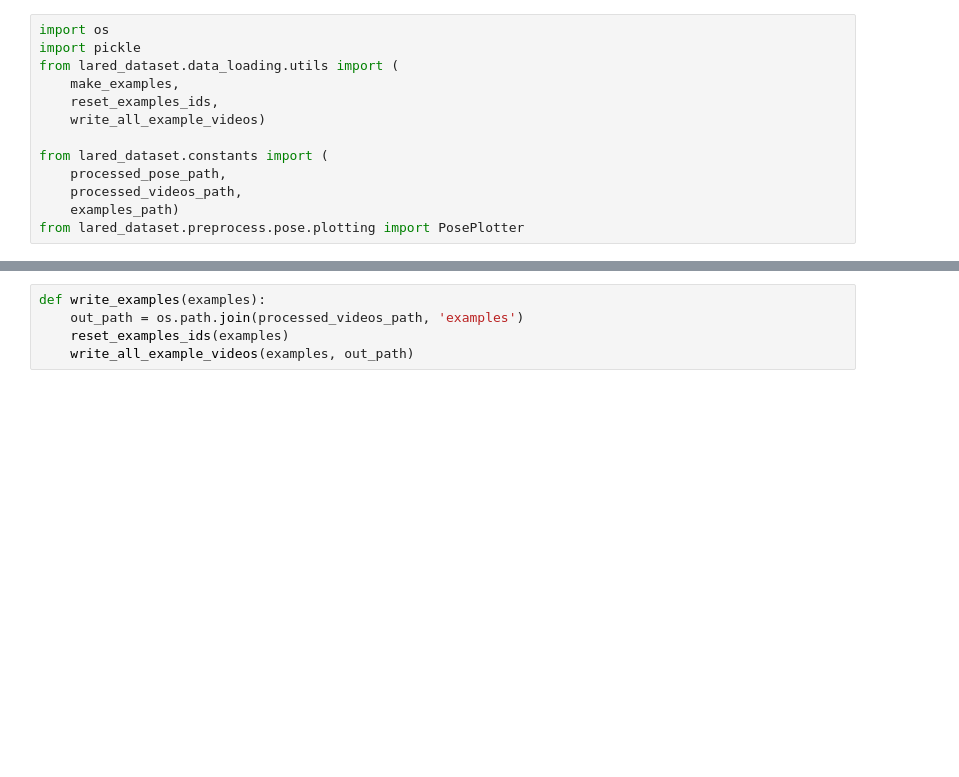
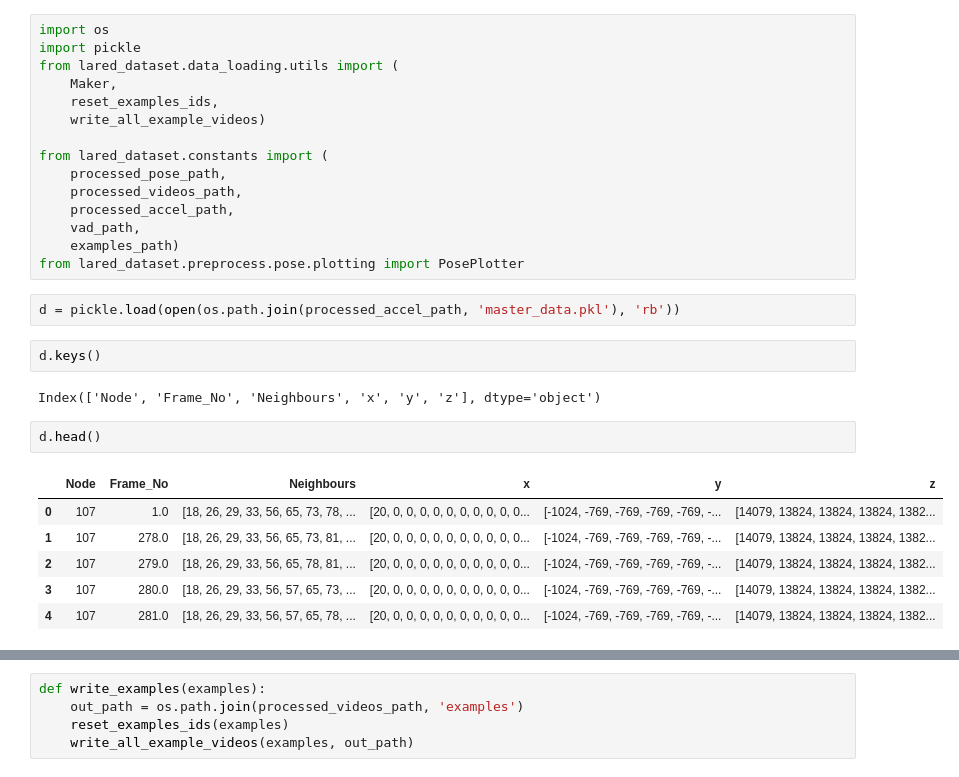
Before and after one commit to josedvq/lared_dataset, a Jupyter notebook: data_loading/make_examples.ipynb, the cells around one changed output, grey strips where cells are left out. Cells and saved outputs as stored; diff of their text form; blank space fills up the shorter version.

```diff
--- a/data_loading/make_examples.ipynb
+++ b/data_loading/make_examples.ipynb
@@ -2,12 +2,29 @@
 import os
 import pickle
 from lared_dataset.data_loading.utils import (
-    make_examples,
+    Maker,
     reset_examples_ids,
     write_all_example_videos)
 
 from lared_dataset.constants import (
     processed_pose_path,
     processed_videos_path,
+    processed_accel_path,
+    vad_path,
     examples_path)
 from lared_dataset.preprocess.pose.plotting import PosePlotter
+# %%
+d = pickle.load(open(os.path.join(processed_accel_path, 'master_data.pkl'), 'rb'))
+# %%
+d.keys()
+# %% [output]
+Index(['Node', 'Frame_No', 'Neighbours', 'x', 'y', 'z'], dtype='object')
+# %%
+d.head()
+# %% [output]
+|  | Node | Frame_No | Neighbours | x | y | z |
+| 0 | 107 | 1.0 | [18, 26, 29, 33, 56, 65, 73, 78, ... | [20, 0, 0, 0, 0, 0, 0, 0, 0, 0, 0... | [-1024, -769, -769, -769, -769, -... | [14079, 13824, 13824, 13824, 1382... |
+| 1 | 107 | 278.0 | [18, 26, 29, 33, 56, 65, 73, 81, ... | [20, 0, 0, 0, 0, 0, 0, 0, 0, 0, 0... | [-1024, -769, -769, -769, -769, -... | [14079, 13824, 13824, 13824, 1382... |
+| 2 | 107 | 279.0 | [18, 26, 29, 33, 56, 65, 78, 81, ... | [20, 0, 0, 0, 0, 0, 0, 0, 0, 0, 0... | [-1024, -769, -769, -769, -769, -... | [14079, 13824, 13824, 13824, 1382... |
+| 3 | 107 | 280.0 | [18, 26, 29, 33, 56, 57, 65, 73, ... | [20, 0, 0, 0, 0, 0, 0, 0, 0, 0, 0... | [-1024, -769, -769, -769, -769, -... | [14079, 13824, 13824, 13824, 1382... |
+| 4 | 107 | 281.0 | [18, 26, 29, 33, 56, 57, 65, 78, ... | [20, 0, 0, 0, 0, 0, 0, 0, 0, 0, 0... | [-1024, -769, -769, -769, -769, -... | [14079, 13824, 13824, 13824, 1382... |
```
Also changed, not shown: parts of 2 cells of this notebook, 5 other files.
